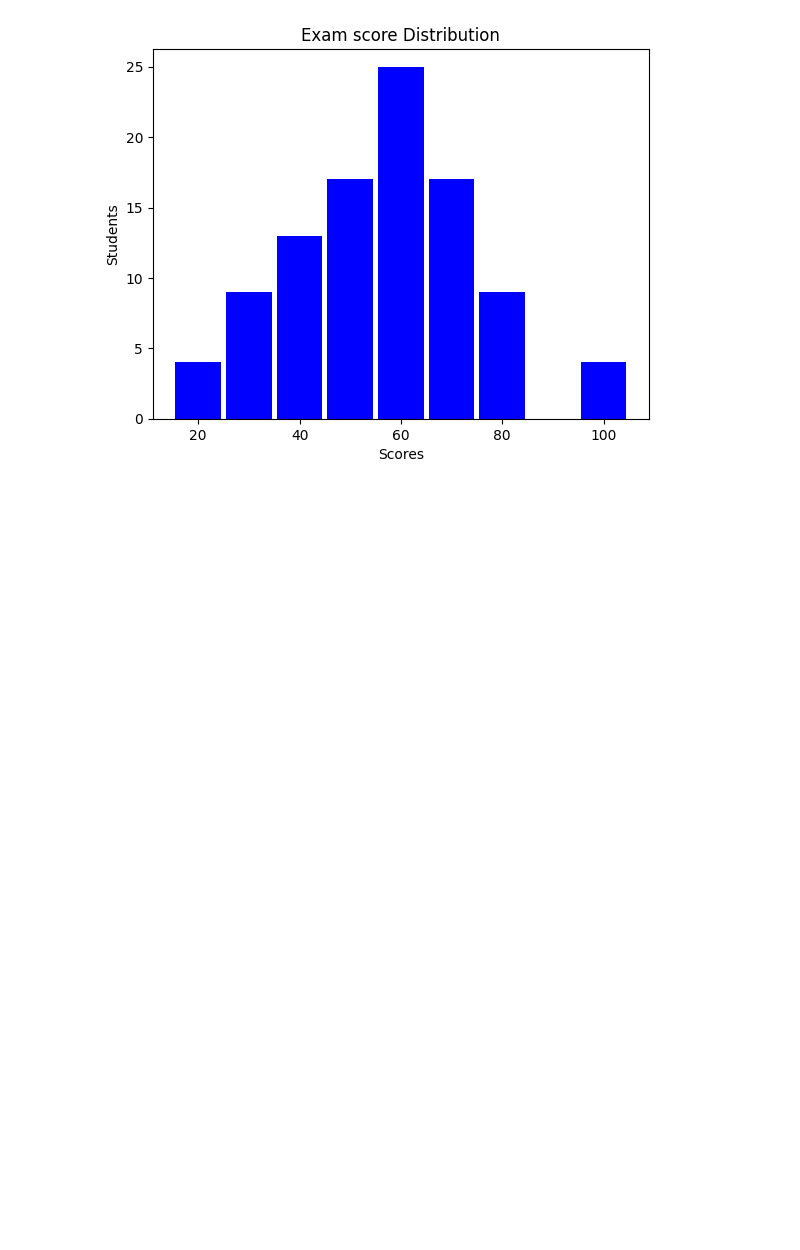
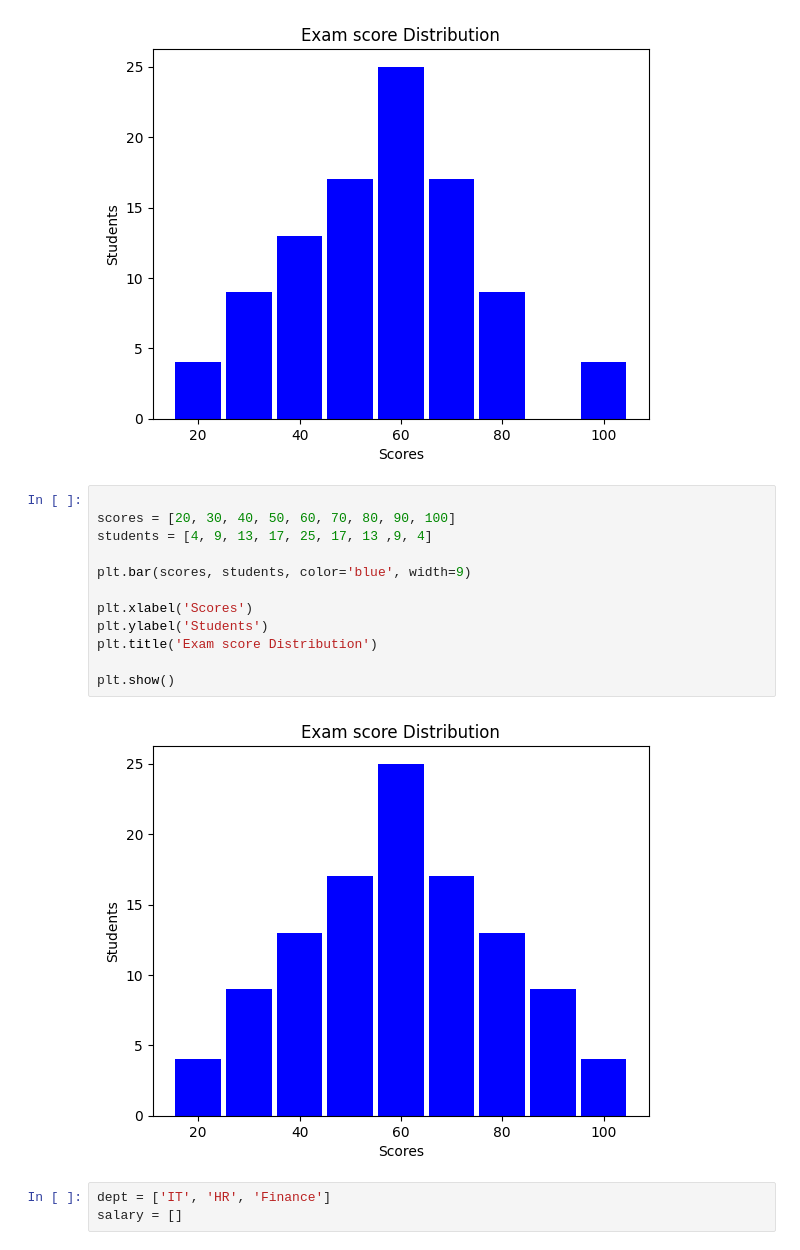
Before and after one commit to niyomugaboetiene/ml-tr-with-jupyter-notebook, a Jupyter notebook: real-exercises.ipynb, the cells around one changed output. Drawn from its saved outputs; the diff is of its cells as text; blank space fills up the shorter version.

```diff
--- a/real-exercises.ipynb
+++ b/real-exercises.ipynb
@@ -31,3 +31,20 @@ plt.title('Exam score Distribution')
 plt.show()
 # %% [output]
 [figure]
+# %%
+
+scores = [20, 30, 40, 50, 60, 70, 80, 90, 100]
+students = [4, 9, 13, 17, 25, 17, 13 ,9, 4]
+
+plt.bar(scores, students, color='blue', width=9)
+
+plt.xlabel('Scores')
+plt.ylabel('Students')
+plt.title('Exam score Distribution')
+
+plt.show()
+# %% [output]
+[figure, added]
+# %%
+dept = ['IT', 'HR', 'Finance']
+salary = []
```
